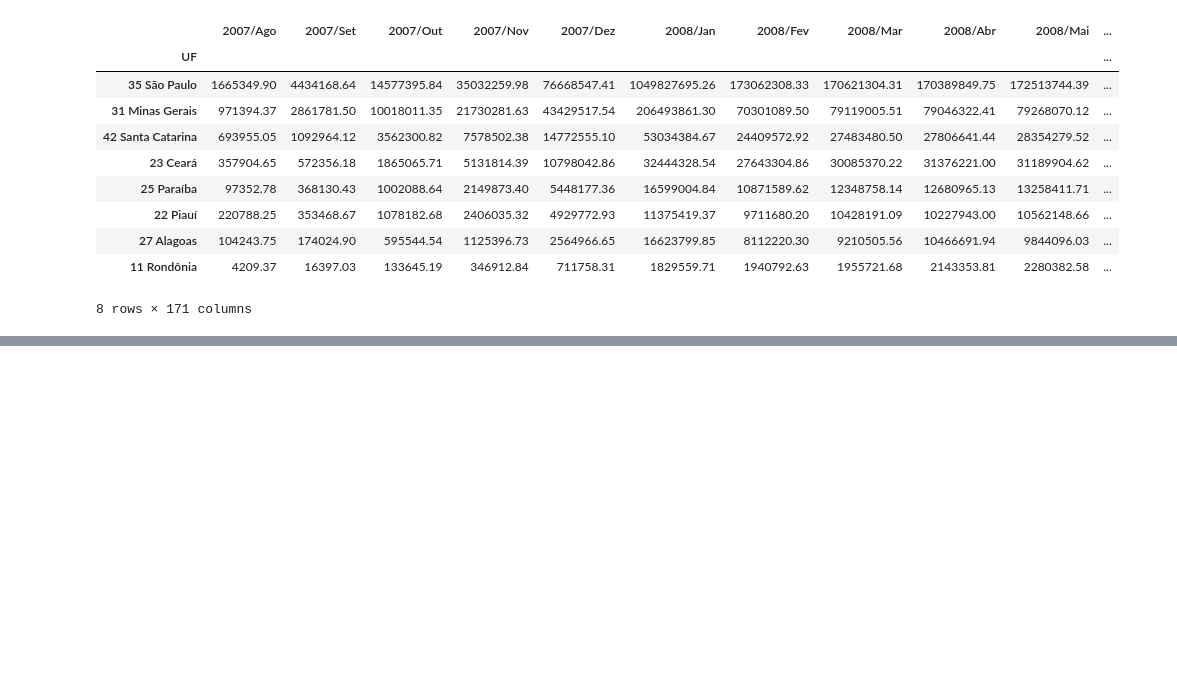
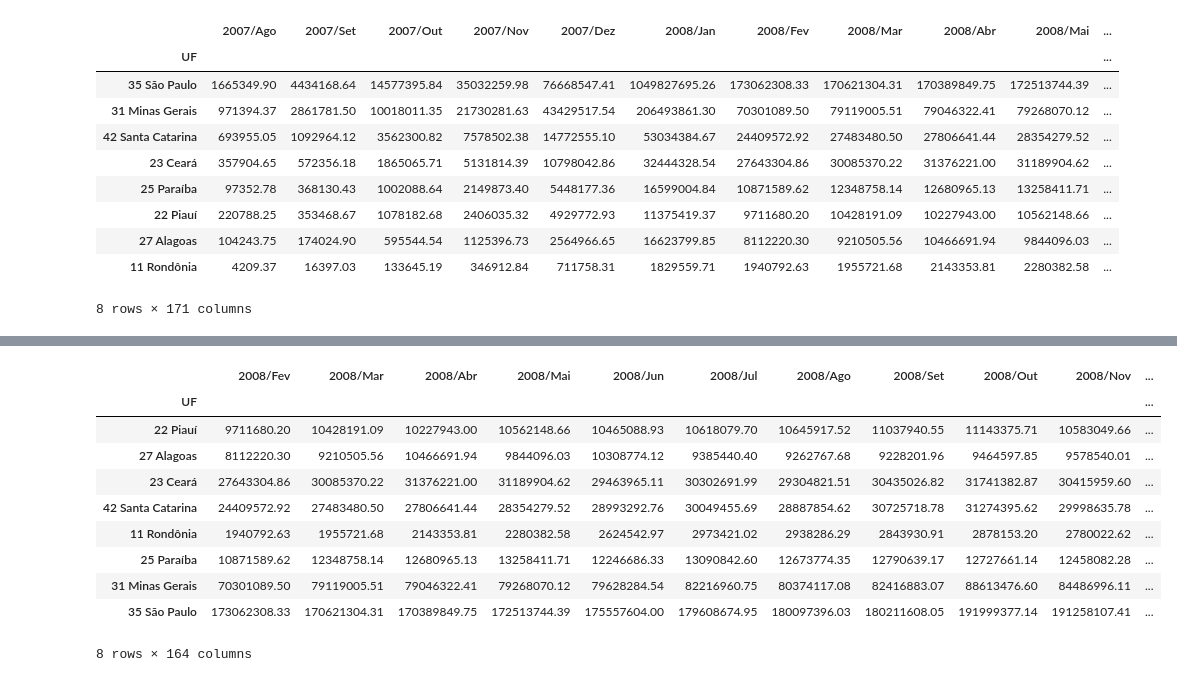
Before and after one commit to Lem0nes/POS-ALURA, a Jupyter notebook: A1-analise-exploracao-dados/main-1.ipynb, the cells around one changed output, grey strips where cells are left out. Cells and saved outputs as stored; diff of their text form; code cells hidden in the pictures; blank space fills up the shorter version.

```diff
--- a/A1-analise-exploracao-dados/main-1.ipynb
+++ b/A1-analise-exploracao-dados/main-1.ipynb
@@ -264,0 +281,16 @@ dados_dos_7_estados.sort_values(by='Total', ascending=False)
+# %%
+colunas_interessantes = ordenados_por_total.columns[6:]
+ordenados_por_total = ordenados_por_total[colunas_interessantes]
+ordenados_por_total
+# %% [output]
+|  | 2008/Fev | 2008/Mar | 2008/Abr | 2008/Mai | 2008/Jun | 2008/Jul | 2008/Ago | 2008/Set | 2008/Out | 2008/Nov | ... |
+| UF |  |  |  |  |  |  |  |  |  |  | ... |
+| 22 Piauí | 9711680.20 | 10428191.09 | 10227943.00 | 10562148.66 | 10465088.93 | 10618079.70 | 10645917.52 | 11037940.55 | 11143375.71 | 10583049.66 | ... |
+| 27 Alagoas | 8112220.30 | 9210505.56 | 10466691.94 | 9844096.03 | 10308774.12 | 9385440.40 | 9262767.68 | 9228201.96 | 9464597.85 | 9578540.01 | ... |
+| 23 Ceará | 27643304.86 | 30085370.22 | 31376221.00 | 31189904.62 | 29463965.11 | 30302691.99 | 29304821.51 | 30435026.82 | 31741382.87 | 30415959.60 | ... |
+| 42 Santa Catarina | 24409572.92 | 27483480.50 | 27806641.44 | 28354279.52 | 28993292.76 | 30049455.69 | 28887854.62 | 30725718.78 | 31274395.62 | 29998635.78 | ... |
+| 11 Rondônia | 1940792.63 | 1955721.68 | 2143353.81 | 2280382.58 | 2624542.97 | 2973421.02 | 2938286.29 | 2843930.91 | 2878153.20 | 2780022.62 | ... |
+| 25 Paraíba | 10871589.62 | 12348758.14 | 12680965.13 | 13258411.71 | 12246686.33 | 13090842.60 | 12673774.35 | 12790639.17 | 12727661.14 | 12458082.28 | ... |
+| 31 Minas Gerais | 70301089.50 | 79119005.51 | 79046322.41 | 79268070.12 | 79628284.54 | 82216960.75 | 80374117.08 | 82416883.07 | 88613476.60 | 84486996.11 | ... |
+| 35 São Paulo | 173062308.33 | 170621304.31 | 170389849.75 | 172513744.39 | 175557604.00 | 179608674.95 | 180097396.03 | 180211608.05 | 191999377.14 | 191258107.41 | ... |
+8 rows × 164 columns
```
Also changed, not shown: parts of 7 cells of this notebook.
